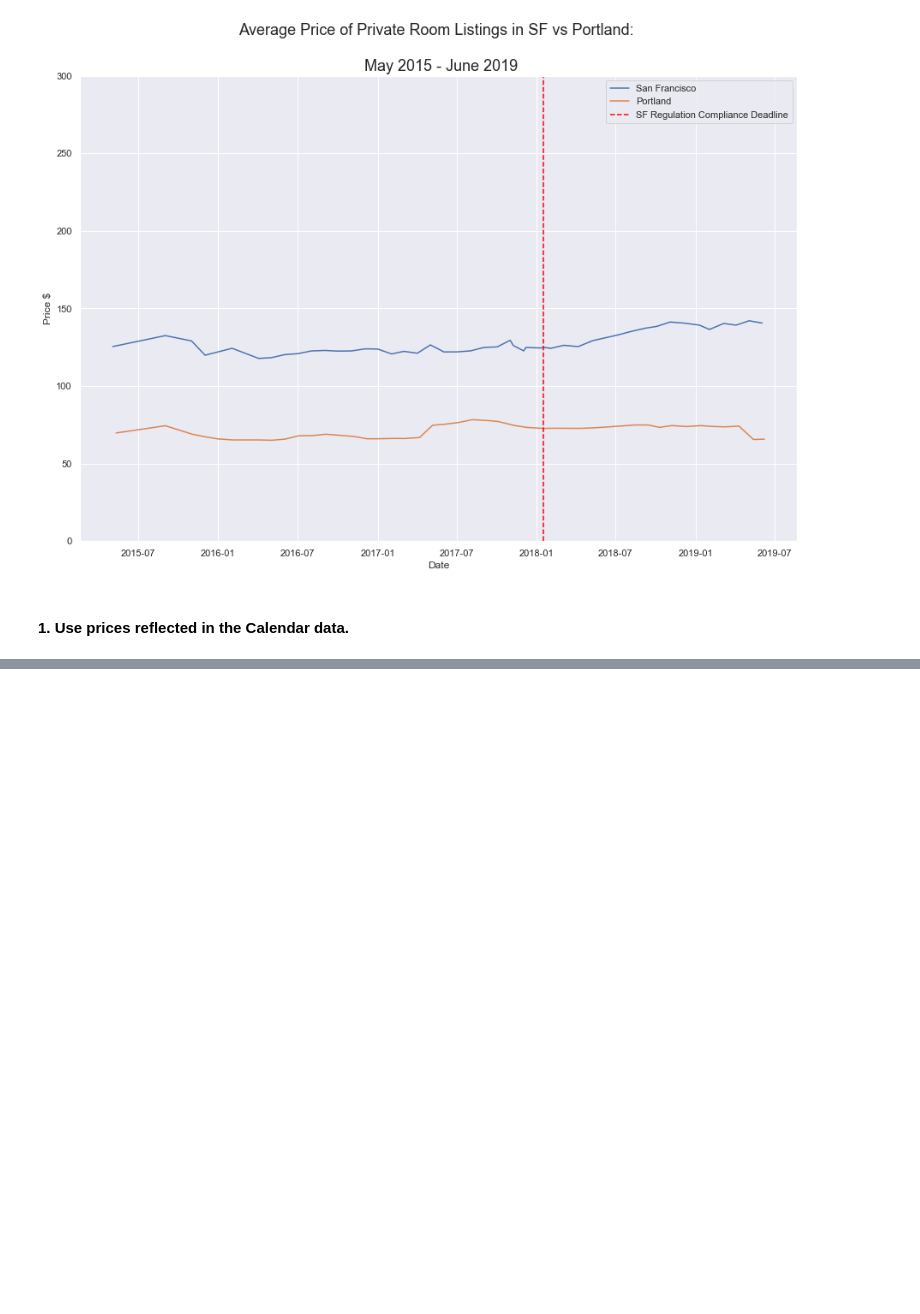
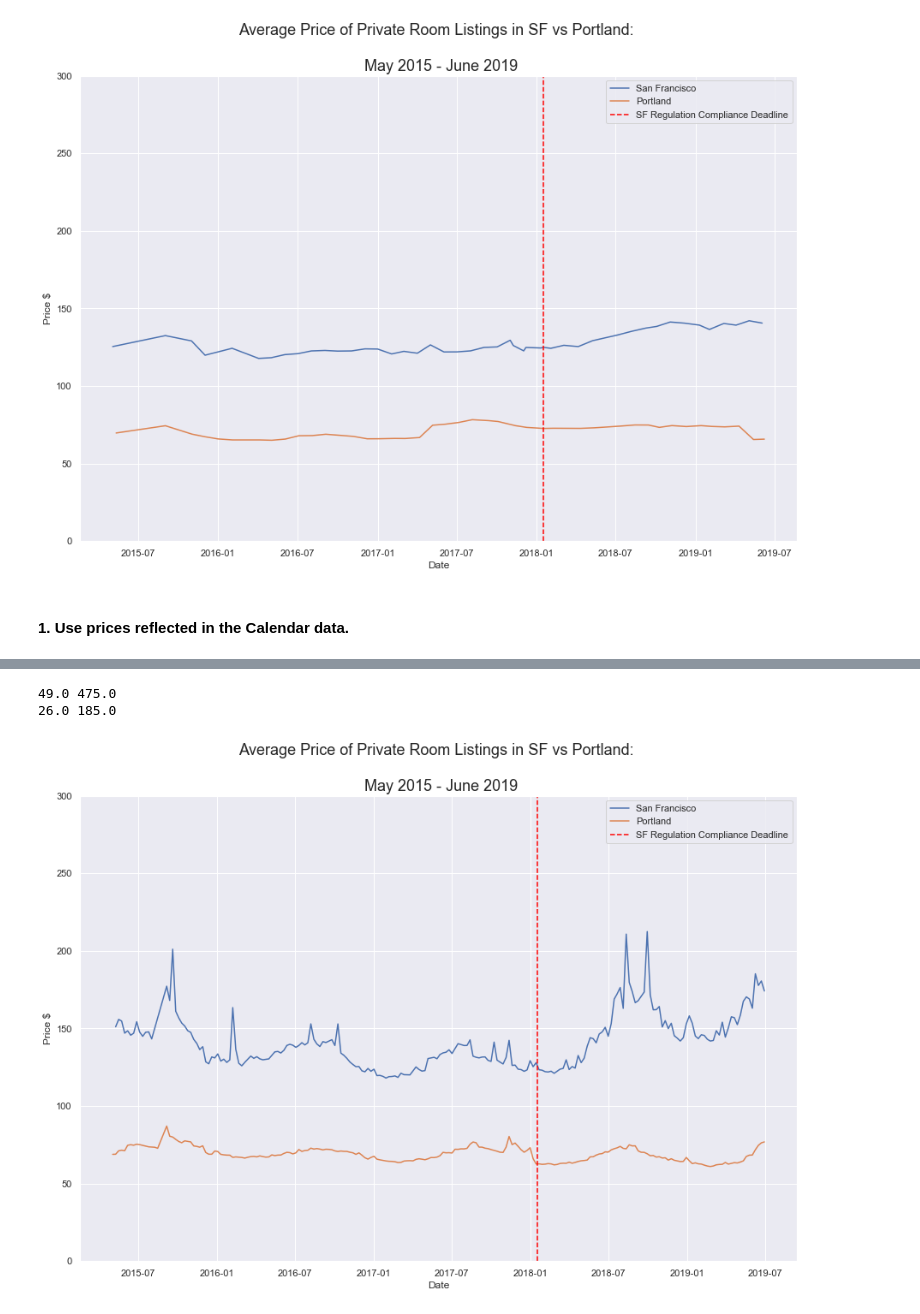
Before and after one commit to karensheng/Airbnb_Regulation, a Jupyter notebook: notebooks/Construct Time Series .ipynb, the cells around one changed output, grey strips where cells are left out. Cells and saved outputs as stored; diff of their text form; code cells hidden in the pictures; blank space fills up the shorter version.

```diff
--- a/notebooks/Construct Time Series .ipynb
+++ b/notebooks/Construct Time Series .ipynb
@@ -374,0 +382,16 @@ chart_prices2(comp_price)
+# %%
+avg_price_sf, PR_p_sf = weighted_price("SF", ls_short_avail_sf, demand_id_sf, clip = False)
+avg_price_portland,  PR_p_portland = weighted_price("Portland", ls_short_avail_portland, demand_id_portland, clip=False)
+comp_price = avg_price_portland.merge(avg_price_sf, on = 'date', how = 'outer')
+
+comp_price = comp_price.set_index(pd.DatetimeIndex(comp_price['date']))
+comp_price = comp_price['2015-05-01':]
+comp_price = comp_price[:'2019-06-30']
+
+# comp_price.to_csv("../data/comp_price.csv")
+
+chart_prices2(comp_price)
+# %% [output]
+49.0 475.0
+26.0 185.0
+[figure, added]
```
Also changed, not shown: parts of 7 cells of this notebook, 3 other files.
